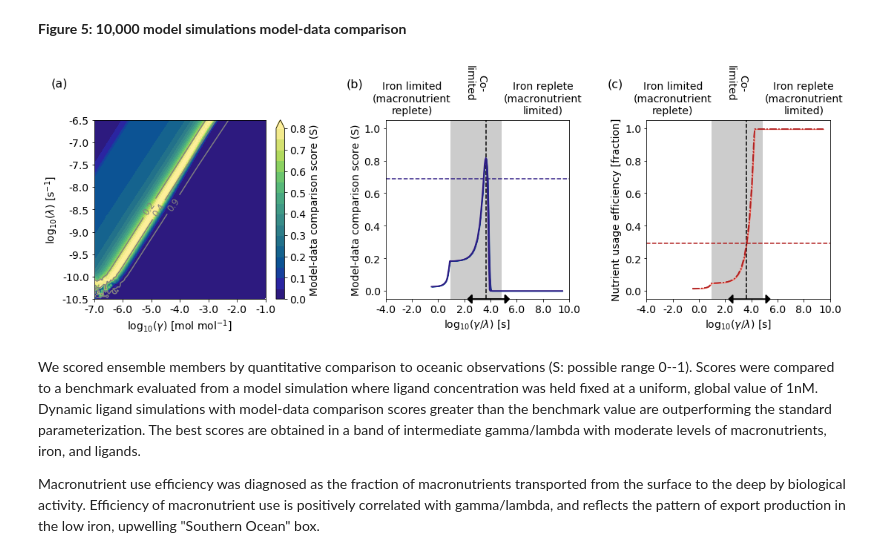
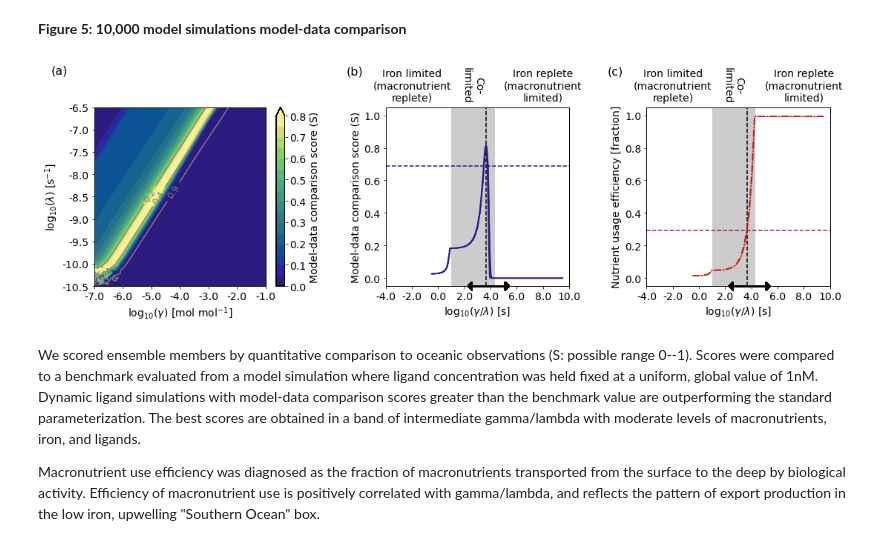
Before and after one commit to seamanticscience/Lauderdale_etal_2020_PNAS, a Jupyter notebook: boxmodel.ipynb, the cells around one changed output. Saved outputs shown, nothing was run; the diff lists cells and outputs as text; code cells hidden in the pictures.

Commit message:
Tidy up numpy/MPL warnings

```diff
--- a/boxmodel.ipynb
+++ b/boxmodel.ipynb
@@ -16,12 +16,13 @@ import matplotlib        as mp
 import numpy             as np
 import numpy.ma          as nm
 import pandas            as pd
+import warnings          as ws
 from matplotlib.ticker     import FormatStrFormatter
 from itertools             import zip_longest
 
 # nutboxmod provides "model" which is the fortran model compiled with "f2py"
 import importlib.util
-spec = importlib.util.spec_from_file_location("nutboxmod", gb.glob("nutboxmod*")[0])
+spec = importlib.util.spec_from_file_location("nutboxmod", gb.glob("nutboxmod*so")[0])
 nutboxmod = importlib.util.module_from_spec(spec)
 spec.loader.exec_module(nutboxmod)
 
@@ -643,7 +646,7 @@ fig5.patch.set_facecolor('None')
 f5ax1c1=f5ax1.contourf(np.log10(grid_gam),np.log10(grid_lt),jgrid,np.arange(0,0.85,0.05),cmap=mycm,vmin=0,vmax=0.8,extend='max')
 for a in f5ax1.collections:
     a.set_edgecolor("face")
-f5cbar1=fig5.colorbar(f5ax1c1,ax=f5ax1,ticks=np.arange(0,0.9,0.1),extend='max')
+f5cbar1=fig5.colorbar(f5ax1c1,ax=f5ax1,ticks=np.arange(0,0.9,0.1))
 f5cbar1.solids.set_edgecolor("face")
 f5cbar1.set_label('Model-data comparison score (S)',fontsize=14)
 
@@ -678,15 +681,15 @@ f5ax2.set_ylim(bottom=-0.05,top=1.05)
 f5ax2.xaxis.set_major_formatter(FormatStrFormatter('%.1f'))
 
 # Plot horizontal line where cost function uses the value for 1nm fixed ligand concentration
-#f5ax2.annotate(s='', xy=(np.min(f5ax2.get_xlim()),jovern_fixed1nmlig,), xytext=(np.log10(np.min(gaovla_average[np.logical_and(gaovla_average>gaovla_average[np.nanargmax(jovern_average)],jovern_average<=jovern_fixed1nmlig)])),jovern_fixed1nmlig), arrowprops=dict(color=mycm(10),linestyle='--',arrowstyle='-|>,head_width=0.5,head_length=0.5',shrinkA=0, shrinkB=0, linewidth=2))
+#f5ax2.annotate(text='', xy=(np.min(f5ax2.get_xlim()),jovern_fixed1nmlig,), xytext=(np.log10(np.min(gaovla_average[np.logical_and(gaovla_average>gaovla_average[np.nanargmax(jovern_average)],jovern_average<=jovern_fixed1nmlig)])),jovern_fixed1nmlig), arrowprops=dict(color=mycm(10),linestyle='--',arrowstyle='-|>,head_width=0.5,head_length=0.5',shrinkA=0, shrinkB=0, linewidth=2))
 f5ax2.axhline(jovern_fixed1nmlig,linestyle='--',color=mycm(10))
 
 # Plot data-based constraint of gamma/lambda
-f5ax2.annotate(s='', xy=(np.max(data_goverl),np.min(f5ax2.get_ylim())), xytext=(np.min(data_goverl),np.min(f5ax2.get_ylim())), arrowprops=dict(color='black',arrowstyle='<|-|>,head_width=0.5,head_length=0.5', shrinkA=0, shrinkB=0, linewidth=2))
+f5ax2.annotate(text='', xy=(np.max(data_goverl),np.min(f5ax2.get_ylim())), xytext=(np.min(data_goverl),np.min(f5ax2.get_ylim())), arrowprops=dict(color='black',arrowstyle='<|-|>,head_width=0.5,head_length=0.5', shrinkA=0, shrinkB=0, linewidth=2))
 
 f5ax2.text(-7,1.25,'(b)',fontsize=16)
 f5ax2.text(8,1.09,'Iron replete\n(macronutrient\nlimited)',horizontalalignment='center',fontsize=14)
-f5ax2.text((colimits[1]+colimits[0])/2,1.18,'Co-\nlimited',rotation=-90,horizontalalignment='center',fontsize=14)
+f5ax2.text((colimits[1]+colimits[0])/2,1.09,'Co-\nlimited',rotation=-90,horizontalalignment='center',fontsize=14)
 f5ax2.text(-2,1.09,'Iron limited\n(macronutrient\nreplete)',horizontalalignment='center',fontsize=14)
 
 # Co limitation zone
@@ -708,38 +711,38 @@ f5ax3.set_ylim(bottom=-0.05,top=1.05)
 f5ax3.xaxis.set_major_formatter(FormatStrFormatter('%.1f'))
 
 # Optimum model macronutrient usage efficiency
-#f5ax3.annotate(s='', xy=(np.max(f5ax3.get_xlim()),pstar_average[np.nanargmax(jovern_average)],), xytext=(np.log10(gaovla_average[np.nanargmax(jovern_average)]),pstar_average[np.nanargmax(jovern_average)]), arrowprops=dict(color='firebrick',linestyle=':',arrowstyle='-|>,head_width=0.5,head_length=0.5', shrinkA=0, shrinkB=0, linewidth=2))
+#f5ax3.annotate(text='', xy=(np.max(f5ax3.get_xlim()),pstar_average[np.nanargmax(jovern_average)],), xytext=(np.log10(gaovla_average[np.nanargmax(jovern_average)]),pstar_average[np.nanargmax(jovern_average)]), arrowprops=dict(color='firebrick',linestyle=':',arrowstyle='-|>,head_width=0.5,head_length=0.5', shrinkA=0, shrinkB=0, linewidth=2))
 f5ax3.axhline(pstar_average[np.nanargmax(jovern_average)],linestyle='--',color='firebrick')
 
 # Plot data-based constraint of gamma/lambda
-f5ax2.annotate(s='', xy=(np.max(data_goverl),np.min(f5ax2.get_ylim())), xytext=(np.min(data_goverl),np.min(f5ax2.get_ylim())), arrowprops=dict(color='black',arrowstyle='<|-|>,head_width=0.5,head_length=0.5', shrinkA=0, shrinkB=0, linewidth=2))
+f5ax2.annotate(text='', xy=(np.max(data_goverl),np.min(f5ax2.get_ylim())), xytext=(np.min(data_goverl),np.min(f5ax2.get_ylim())), arrowprops=dict(color='black',arrowstyle='<|-|>,head_width=0.5,head_length=0.5', shrinkA=0, shrinkB=0, linewidth=2))
 
 # Co limitation zone
 f5ax3.fill_between((colimits[0],colimits[1]),
                   np.min(f5ax3.get_ylim()), np.max(f5ax3.get_ylim()),color='#cccccc',zorder=-1)
 
 f5ax3.text(-7,1.25,'(c)',fontsize=16)
 f5ax3.text(8,1.09,'Iron replete\n(macronutrient\nlimited)',horizontalalignment='center',fontsize=14)
-f5ax3.text((colimits[1]+colimits[0])/2,1.18,'Co-\nlimited',rotation=-90,horizontalalignment='center',fontsize=14)
+f5ax3.text((colimits[1]+colimits[0])/2,1.09,'Co-\nlimited',rotation=-90,horizontalalignment='center',fontsize=14)
 f5ax3.text(-2,1.09,'Iron limited\n(macronutrient\nreplete)',horizontalalignment='center',fontsize=14)
 
 # Plot data-based constraint of gamma/lambda
-f5ax3.annotate(s='', xy=(np.max(data_goverl),np.min(f5ax2.get_ylim())), xytext=(np.min(data_goverl),np.min(f5ax2.get_ylim())), arrowprops=dict(color='black',arrowstyle='<|-|>,head_width=0.5,head_length=0.5', shrinkA=0, shrinkB=0, linewidth=2))
+f5ax3.annotate(text='', xy=(np.max(data_goverl),np.min(f5ax2.get_ylim())), xytext=(np.min(data_goverl),np.min(f5ax2.get_ylim())), arrowprops=dict(color='black',arrowstyle='<|-|>,head_width=0.5,head_length=0.5', shrinkA=0, shrinkB=0, linewidth=2))
 
 # The range for macronutrient usage efficiency values bounded by jovern>=jovern_fixed1nmlig is
 pstar_range=np.array((\
                 np.max(pstar_average[np.logical_and(gaovla_average<gaovla_average[np.nanargmax(jovern_average)],jovern_average<=jovern_fixed1nmlig)]),
                 np.min(pstar_average[np.logical_and(gaovla_average>gaovla_average[np.nanargmax(jovern_average)],jovern_average<=jovern_fixed1nmlig)])
                 ))
 
 # Can adjust the subplot size
 plt.subplots_adjust(wspace=0.4)
 
 plt.show()
 fig5.savefig('ensemble_model_data_plot.'+figfmt,format=figfmt,facecolor=fig5.get_facecolor(), edgecolor='none',bbox_inches='tight')
 plt.close()
 # %% [output]
-[figure, old version]
+[figure, new version]
 # %% [markdown]
 We scored ensemble members by quantitative comparison to oceanic observations (S: possible range 0--1).
 Scores were compared to a benchmark evaluated from a model simulation where ligand concentration was held fixed at a uniform, global value of 1nM. Dynamic ligand simulations with model-data comparison scores greater than the benchmark value are outperforming the standard parameterization. The best scores are obtained in a band of intermediate gamma/lambda with moderate levels of macronutrients, iron, and ligands.
```
Also changed, not shown: parts of 3 cells of this notebook, 3 other files.
